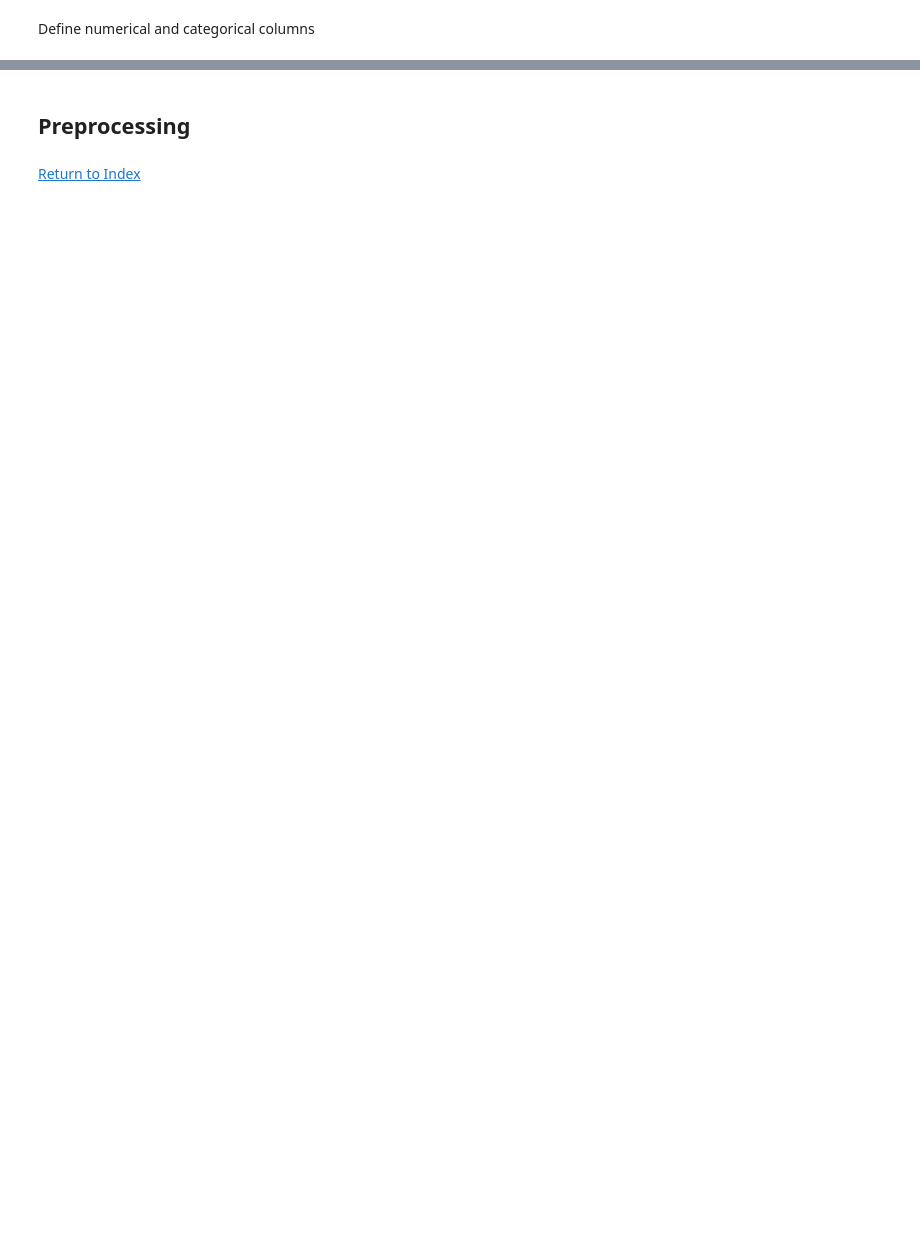
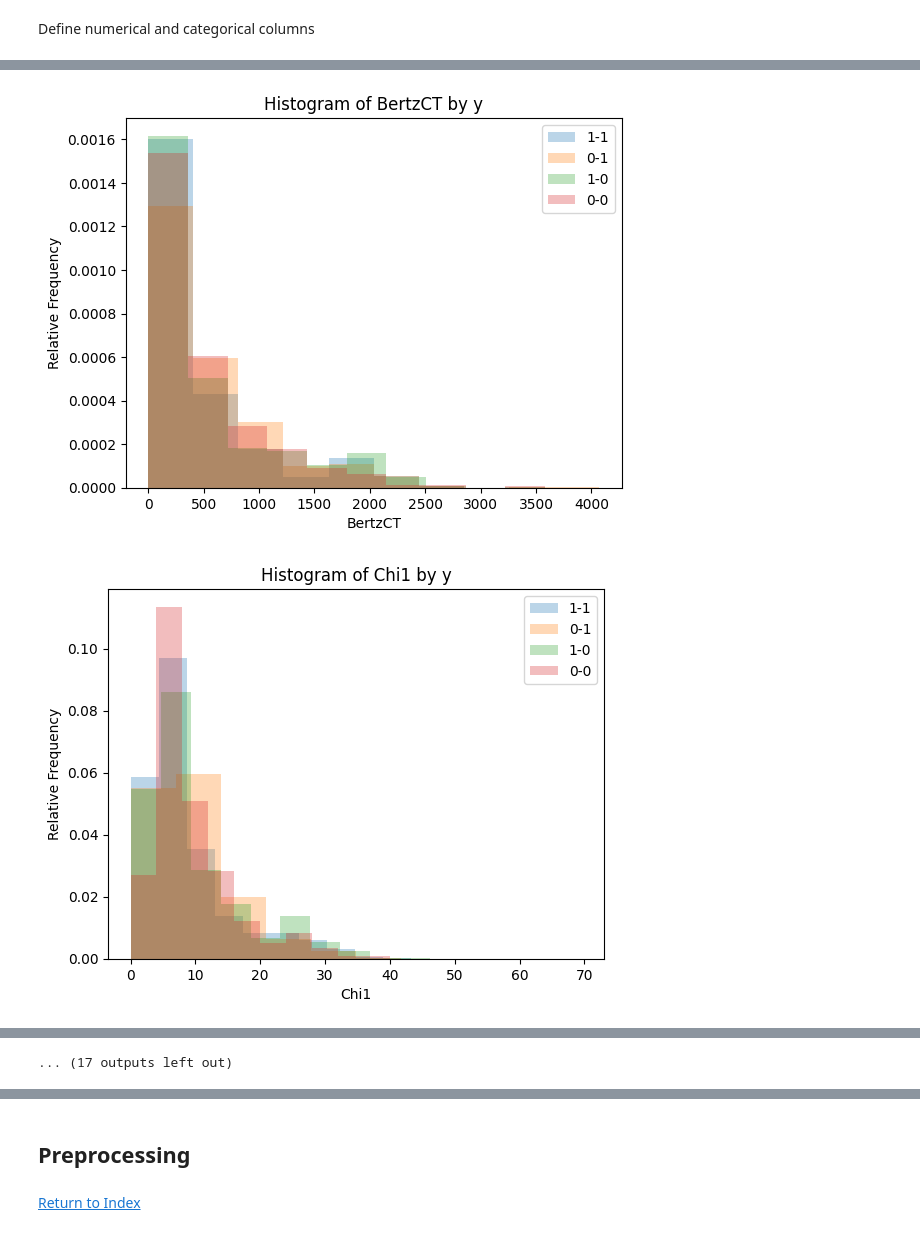
Before and after one commit to jorge96hs/playground_s03e18, a Jupyter notebook: notebooks/Explore Multi-Label Classification with an Enzyme Substrate Dataset.ipynb, the cells around one changed output, grey strips where cells are left out. Saved outputs shown, nothing was run; the diff lists cells and outputs as text; code cells hidden in the pictures; blank space fills up the shorter version.

```diff
--- a/notebooks/Explore Multi-Label Classification with an Enzyme Substrate Dataset.ipynb
+++ b/notebooks/Explore Multi-Label Classification with an Enzyme Substrate Dataset.ipynb
@@ -99,0 +140,16 @@ Define numerical and categorical columns
+# %%
+def hist_bytarget(df, cols, target_var, **kwargs):
+    ylabels = df[target_var].unique()
+
+    for i in range(len(cols)):
+        fig, ax = plt.subplots()
+        for ylabel in ylabels:
+            ax.hist(df[df[target_var] == ylabel][cols[i]], label = ylabel, **kwargs)
+
+        ax.set_xlabel(cols[i])
+        ax.set_ylabel('Relative Frequency')
+
+        ax.legend()
+        ax.set_title(f'Histogram of {cols[i]} by {target_var}')
+
+        plt.show()
@@ -99,0 +190,5 @@ Define numerical and categorical columns
+# %%
+hist_bytarget(train_data, numerical_cols, 'y', density = True, alpha = 0.3)
+# %% [output]
+[figure, added]
+[figure, added]
@@ -99,0 +205 @@ Define numerical and categorical columns
+... (17 outputs left out)
```
Also changed, not shown: parts of 34 cells of this notebook, 1 other file.
